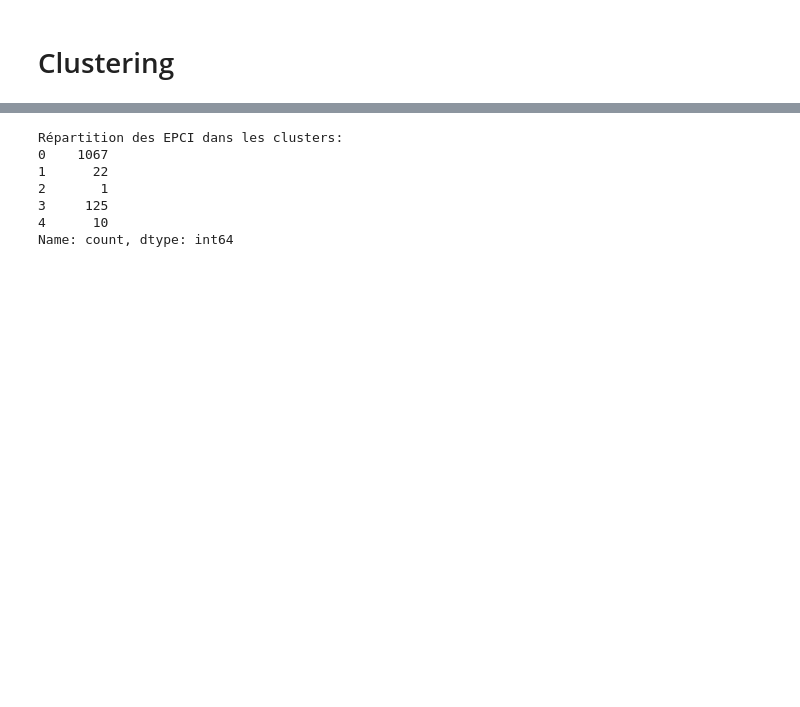
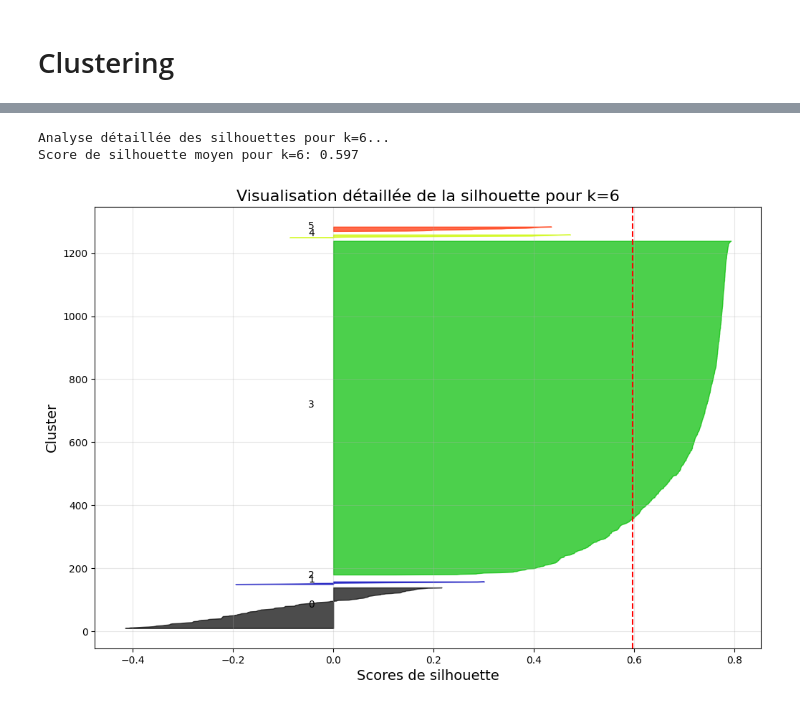
Before and after one commit to Qntouille/statapp, a Jupyter notebook: stat_desc_mobpro2.ipynb, the cells around one changed output, grey strips where cells are left out. Saved outputs shown, nothing was run; the diff lists cells and outputs as text; code cells hidden in the pictures; blank space fills up the shorter version.

```diff
--- a/stat_desc_mobpro2.ipynb
+++ b/stat_desc_mobpro2.ipynb
@@ -515,25 +568,7 @@ Une homogénéité intra-cluster acceptable (WCSS raisonnable)
 # %%
-
-# Normaliser les données pour le clustering
-scaler = StandardScaler()
-df_kmeans_scaled = pd.DataFrame(scaler.fit_transform(df_kmeans),index=df_kmeans.index,columns=df_kmeans.columns)
-# Appliquer K-means avec k=10 (ou autre valeur de votre choix)
-n_clusters = 5
-kmeans = KMeans(n_clusters=n_clusters, random_state=42, n_init=10)
-clusters = kmeans.fit_predict(df_kmeans_scaled)
-epci_features['cluster'] = clusters
-
-
-# Afficher la répartition des clusters
-cluster_counts = pd.Series(clusters).value_counts().sort_index()
-print("\nRépartition des EPCI dans les clusters:")
-print(cluster_counts)
+visualize_silhouette(data_scaled, k=6)
 # %% [output]
-Répartition des EPCI dans les clusters:
-0    1067
-1      22
-2       1
-3     125
-4      10
-Name: count, dtype: int64
+Analyse détaillée des silhouettes pour k=6...
+Score de silhouette moyen pour k=6: 0.597
+[figure, added]
 # %%
```
Also changed, not shown: parts of 24 cells of this notebook, 1 other file.
